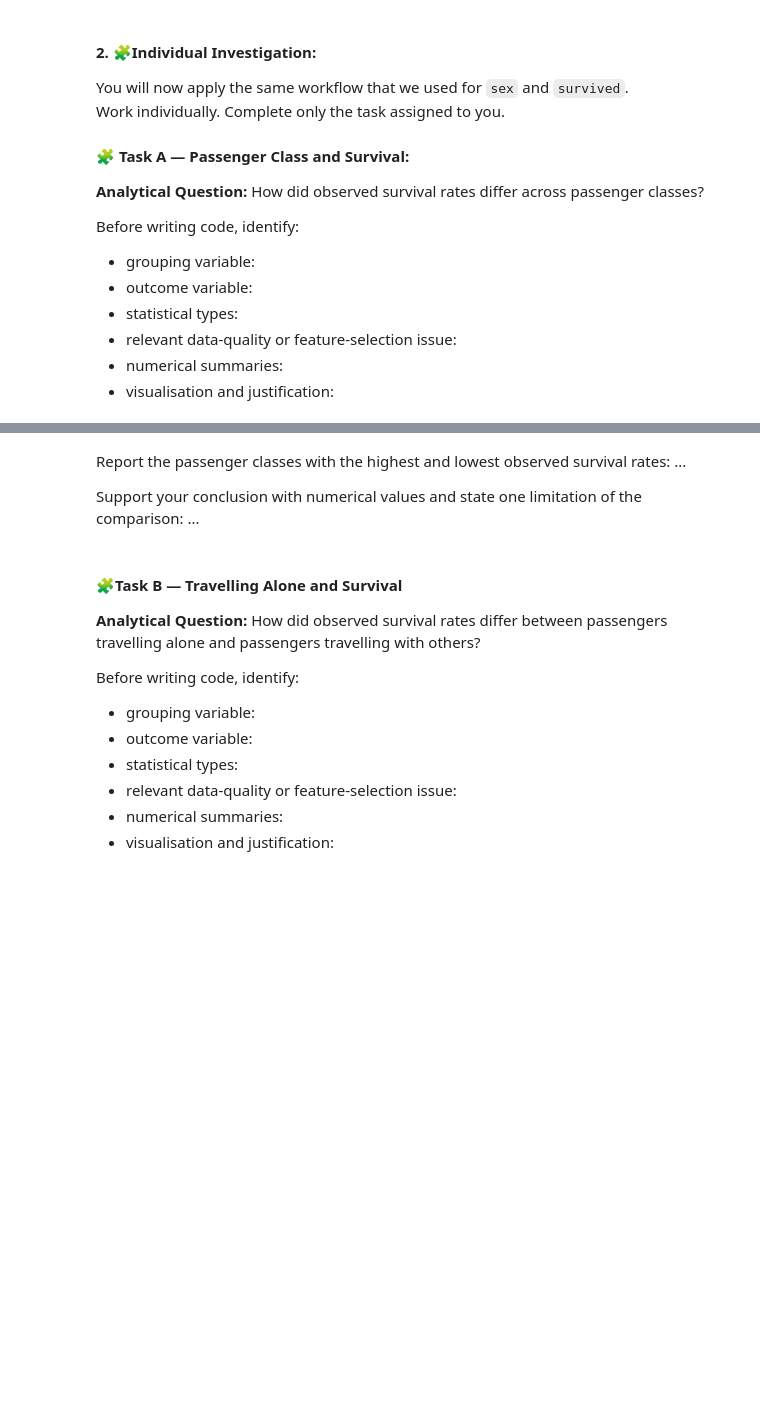
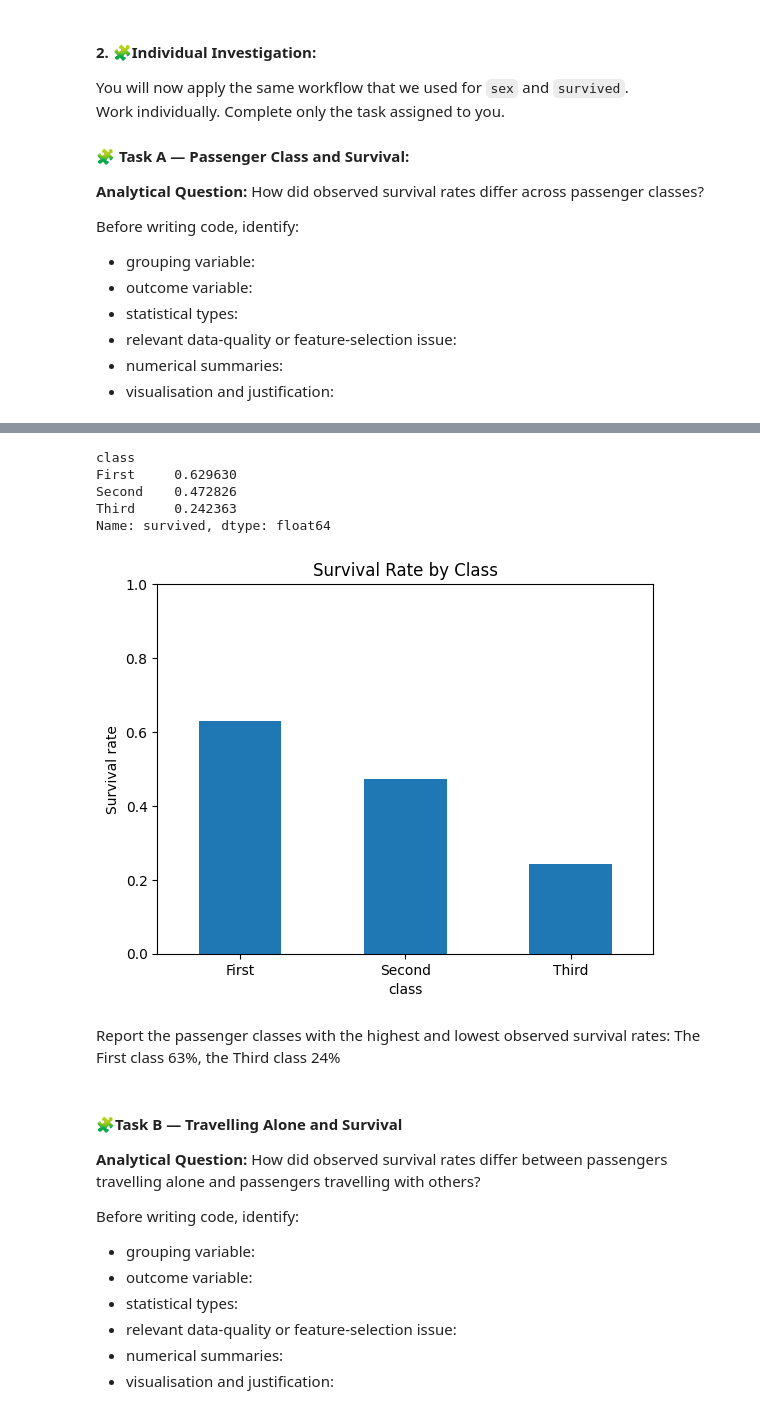
Before and after one commit to kassdiana/zsu, a Jupyter notebook: 02/fml_02_overview.ipynb, the cells around one changed output, grey strips where cells are left out. Cells and saved outputs as stored; diff of their text form; code cells hidden in the pictures; blank space fills up the shorter version.

```diff
--- a/02/fml_02_overview.ipynb
+++ b/02/fml_02_overview.ipynb
@@ -466,11 +636,28 @@ Before writing code, identify:
 # %%
 # Task A: Calculate the observed survival rate for each class
+survival_by_class = df.groupby("class")["survived"].mean()
+print(survival_by_class)
+# %% [output]
+class
+First     0.629630
+Second    0.472826
+Third     0.242363
+Name: survived, dtype: float64
 # %%
 # Task A: create an appropriate visualisation
+survival_by_class.plot(
+    kind="bar",
+    rot=0,
+    ylim=(0, 1),
+    ylabel="Survival rate",
+    title="Survival Rate by Class"
+)
+
+plt.show()
+# %% [output]
+[figure, added]
 # %% [markdown]
-Report the passenger classes with the highest and lowest observed survival rates: ...
-
-Support your conclusion with numerical values and state one limitation of the comparison: ...
+Report the passenger classes with the highest and lowest observed survival rates: The First class 63%, the Third class 24%
 # %% [markdown]
 #### 🧩Task B — Travelling Alone and Survival
 
```
Also changed, not shown: parts of 41 cells of this notebook.
